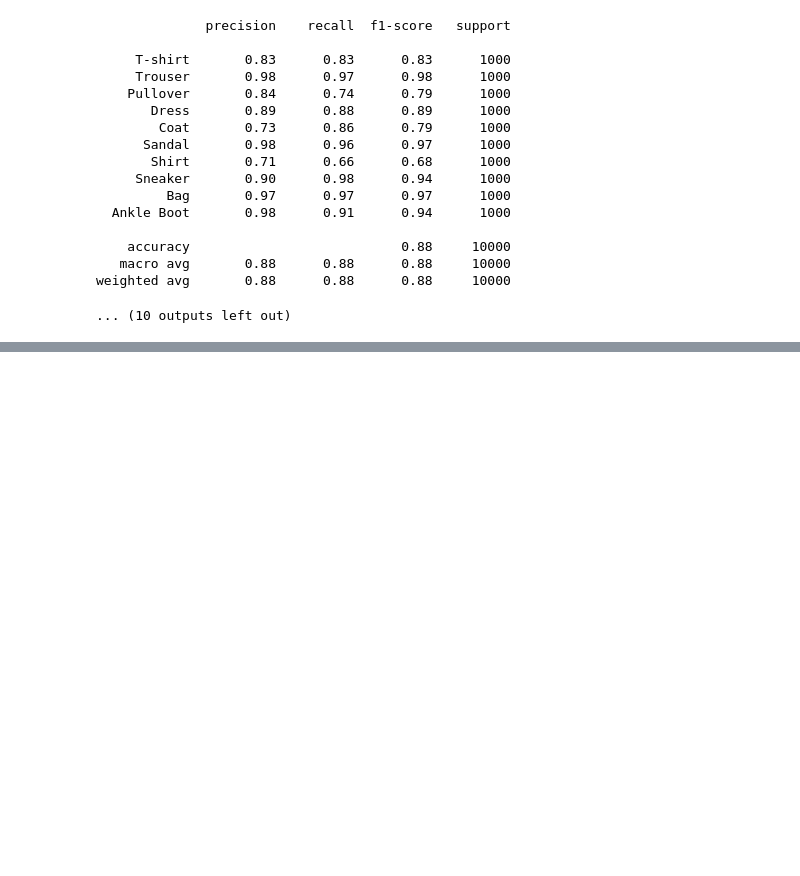
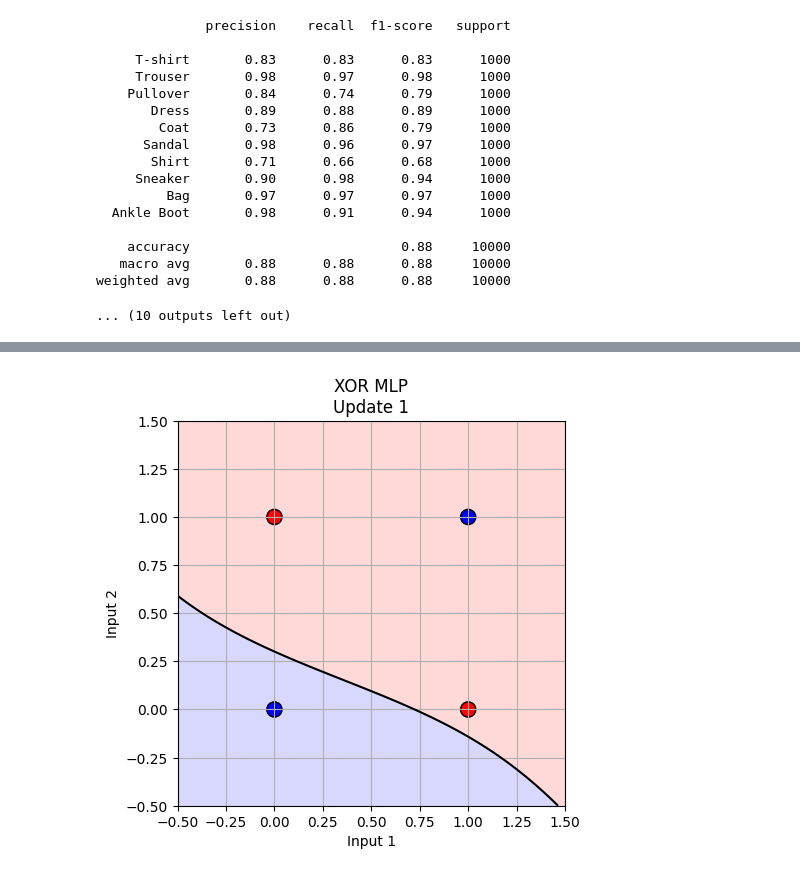
Before and after one commit to neha-tp/Deep_Learning_Lab, a Jupyter notebook: Ex2/ex2.ipynb, the cells around one changed output, grey strips where cells are left out. Drawn from its saved outputs; the diff is of its cells as text; code cells hidden in the pictures; blank space fills up the shorter version.

```diff
--- a/Ex2/ex2.ipynb
+++ b/Ex2/ex2.ipynb
@@ -325,0 +522,84 @@ weighted avg       0.88      0.88      0.88     10000
+# %%
+import numpy as np
+import matplotlib.pyplot as plt
+
+class MLP:
+
+    def __init__(self, learning_rate=1.0, epochs=10000):
+        self.lr = learning_rate
+        self.epochs = epochs
+        np.random.seed(1)
+        self.W1 = np.random.randn(2, 4)
+        self.b1 = np.zeros((1, 4))
+        self.W2 = np.random.randn(4, 1)
+        self.b2 = np.zeros((1, 1))
+
+    def sigmoid(self, z):
+        return 1 / (1 + np.exp(-z))
+
+    def forward(self, X):
+        self.h = np.tanh(np.dot(X, self.W1) + self.b1)
+        self.output = self.sigmoid(np.dot(self.h, self.W2) + self.b2)
+        return self.output
+
+    def predict(self, X):
+        return (self.forward(X) >= 0.5).astype(int)
+
+    def fit(self, X, y):
+        n = len(X)
+
+        for epoch in range(1, self.epochs + 1):
+            output = self.forward(X)
+            error = output - y
+
+            dW2 = np.dot(self.h.T, error) / n
+            db2 = np.mean(error, axis=0, keepdims=True)
+            hidden_error = np.dot(error, self.W2.T) * (1 - self.h ** 2)
+            dW1 = np.dot(X.T, hidden_error) / n
+            db1 = np.mean(hidden_error, axis=0, keepdims=True)
+
+            self.W2 -= self.lr * dW2
+            self.b2 -= self.lr * db2
+            self.W1 -= self.lr * dW1
+            self.b1 -= self.lr * db1
+
+            print("\nUpdate", epoch)
+            print("W1:", self.W1)
+            print("W2:", self.W2)
+
+            plot_boundary(self, X, y, epoch)
+
+            if np.array_equal(self.predict(X), y):
+                print("\nTraining converged at update", epoch)
+                break
+
+
+def plot_boundary(model, X, y, update):
+    x1 = np.linspace(-0.5, 1.5, 200)
+    x2 = np.linspace(-0.5, 1.5, 200)
+    xx, yy = np.meshgrid(x1, x2)
+    grid = np.c_[xx.ravel(), yy.ravel()]
+    output = model.forward(grid).reshape(xx.shape)
+
+    plt.figure(figsize=(5, 5))
+    plt.contourf(xx, yy, output, levels=[0, 0.5, 1], cmap="bwr", alpha=0.3)
+    plt.contour(xx, yy, output, levels=[0.5], colors="black")
+    plt.scatter(X[:, 0], X[:, 1], c=y.ravel(), cmap="bwr", s=120, edgecolors="black")
+    plt.xlim(-0.5, 1.5)
+    plt.ylim(-0.5, 1.5)
+    plt.xlabel("Input 1")
+    plt.ylabel("Input 2")
+    plt.title(f"XOR MLP\nUpdate {update}")
+    plt.grid(True)
+    plt.show()
+
+
+X = np.array([[0, 0], [0, 1], [1, 0], [1, 1]], dtype=float)
+y = np.array([[0], [1], [1], [0]])
+
+model = MLP(learning_rate=1.0, epochs=10000)
+model.fit(X, y)
+
+print("\nFinal predictions:", model.predict(X).ravel())
+print("Expected outputs:", y.ravel())
+# %% [output]
@@ -325,0 +613 @@ weighted avg       0.88      0.88      0.88     10000
+[figure, added]
```
Also changed, not shown: parts of 2 cells of this notebook, 1 other file.
